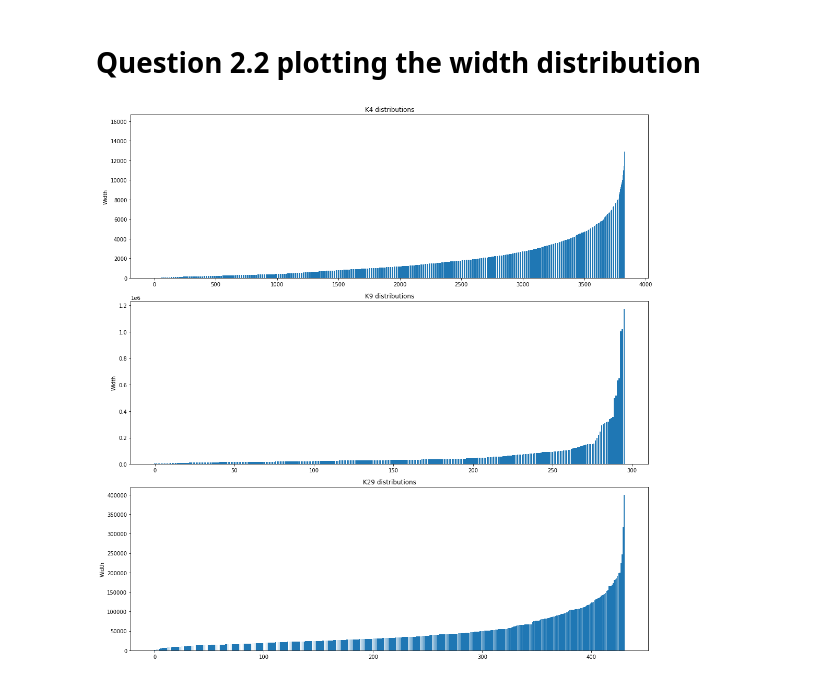
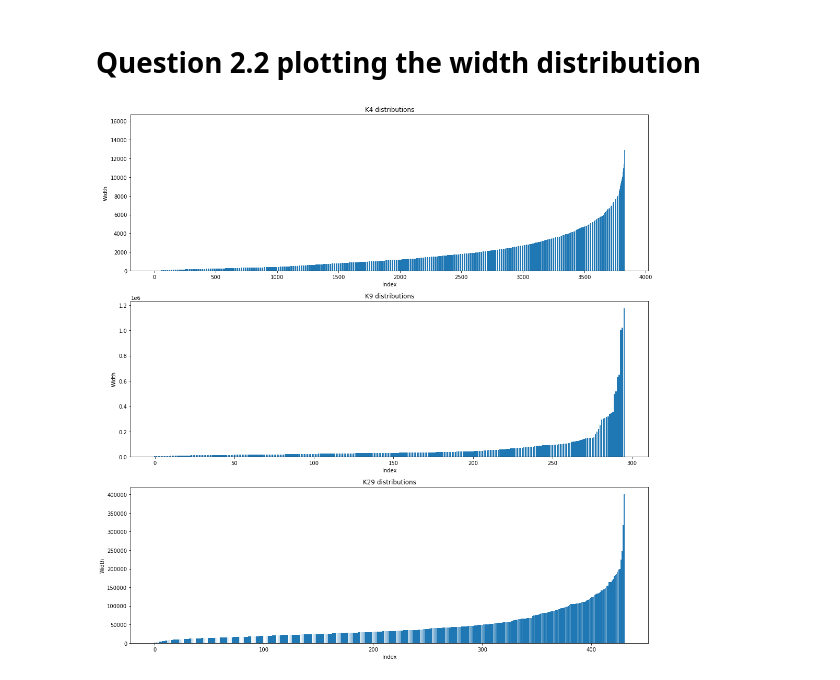
Before and after one commit to aaagrim/qbb2020-answers, a Jupyter notebook: day1-lunch/day1lunch_question2.ipynb, the cells around one changed output. Cells and saved outputs as stored; diff of their text form; code cells hidden in the pictures.

Commit message:
Updated to include more labels

```diff
--- a/day1-lunch/day1lunch_question2.ipynb
+++ b/day1-lunch/day1lunch_question2.ipynb
@@ -185,25 +185,30 @@ plt.show()
 # %%
 wid_k4 = df_k4.loc[:,"width"]
 wid_k9 = df_k9.loc[:,"width"]
 wid_k27 = df_k27.loc[:,"width"]
 
 fig, ax = plt.subplots(3,figsize=(15,15))
 ax[0].bar( sorted(wid_k4.index), sorted(wid_k4)  )
 ax[1].bar( sorted(wid_k9.index), sorted(wid_k9) )
 ax[2].bar( sorted(wid_k27.index), sorted(wid_k27) )
 
 ax[0].set_title( "K4 distributions" )
 ax[1].set_title( "K9 distributions" )
 ax[2].set_title( "K29 distributions" )
 #Label the individual graphs
 
 
 ax[0].set_ylabel( "Width" )
 ax[1].set_ylabel( "Width" )
 ax[2].set_ylabel( "Width" )
 #label the y axsis
 
+ax[0].set_xlabel( "Index" )
+ax[1].set_xlabel( "Index" )
+ax[2].set_xlabel( "Index" )
+#label the x axsis
+
 fig.tight_layout()
 plt.show()
 # %% [output]
-[figure, old version]
+[figure, new version]
```
